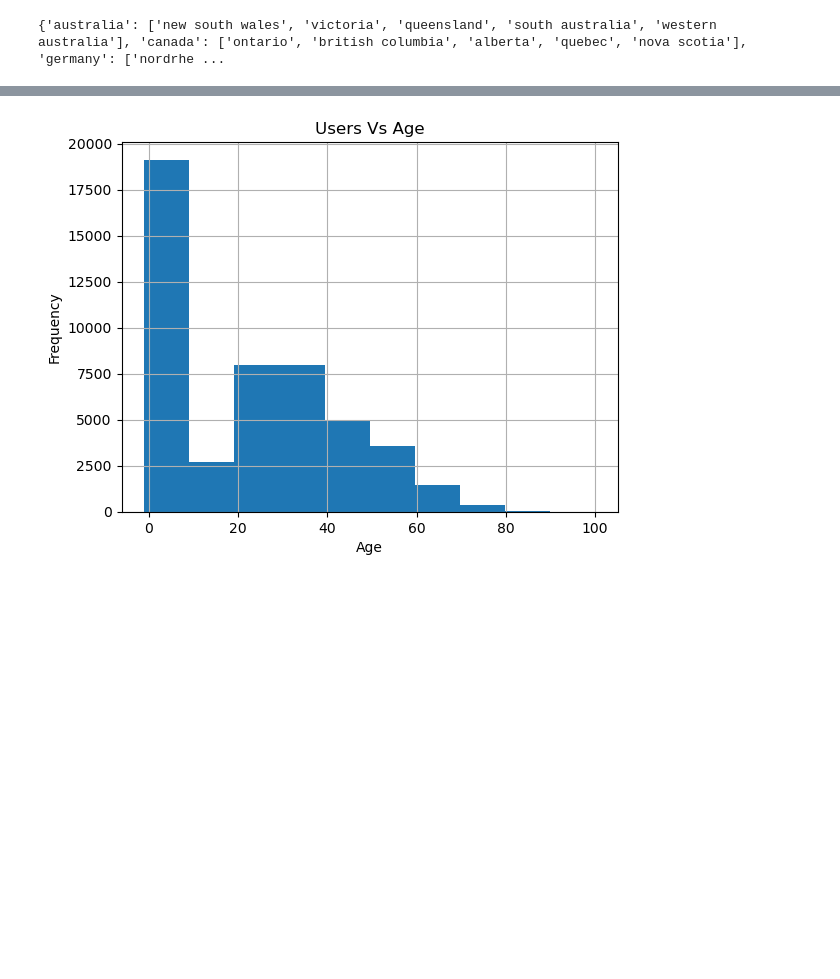
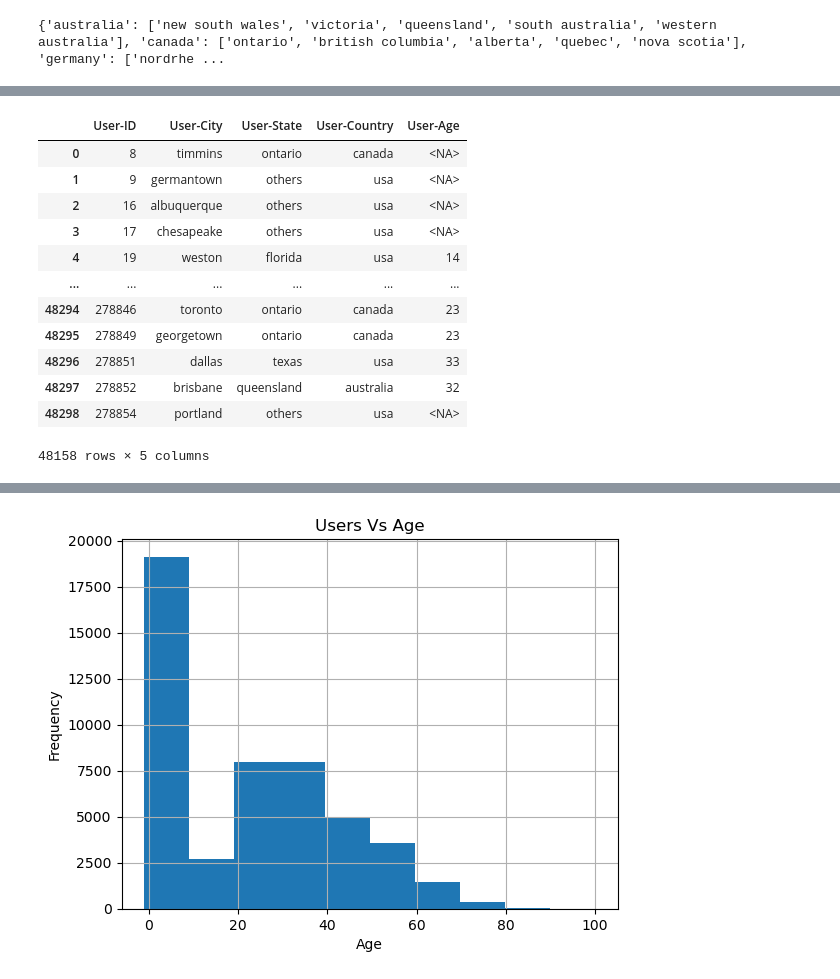
Before and after one commit to YubotKwng/Bookstore-management-Data-Processing, a Jupyter notebook: users_preprocess.ipynb, the cells around one changed output, grey strips where cells are left out. Saved outputs shown, nothing was run; the diff lists cells and outputs as text; code cells hidden in the pictures; blank space fills up the shorter version.

```diff
--- a/users_preprocess.ipynb
+++ b/users_preprocess.ipynb
@@ -437,3 +437,19 @@ print(cleaned_users.head())
+# %%
+cleaned_users
+# %% [output]
+|  | User-ID | User-City | User-State | User-Country | User-Age |
+| 0 | 8 | timmins | ontario | canada | <NA> |
+| 1 | 9 | germantown | others | usa | <NA> |
+| 2 | 16 | albuquerque | others | usa | <NA> |
+| 3 | 17 | chesapeake | others | usa | <NA> |
+| 4 | 19 | weston | florida | usa | 14 |
+| ... | ... | ... | ... | ... | ... |
+| 48294 | 278846 | toronto | ontario | canada | 23 |
+| 48295 | 278849 | georgetown | ontario | canada | 23 |
+| 48296 | 278851 | dallas | texas | usa | 33 |
+| 48297 | 278852 | brisbane | queensland | australia | 32 |
+| 48298 | 278854 | portland | others | usa | <NA> |
+48158 rows × 5 columns
 # %%
 # filter ages that are invalid (eg, greater than 100) which will later be grouped with nan value
 # change empty entries to -1 which will be further group to others category
```
Also changed, not shown: parts of 5 cells of this notebook.
